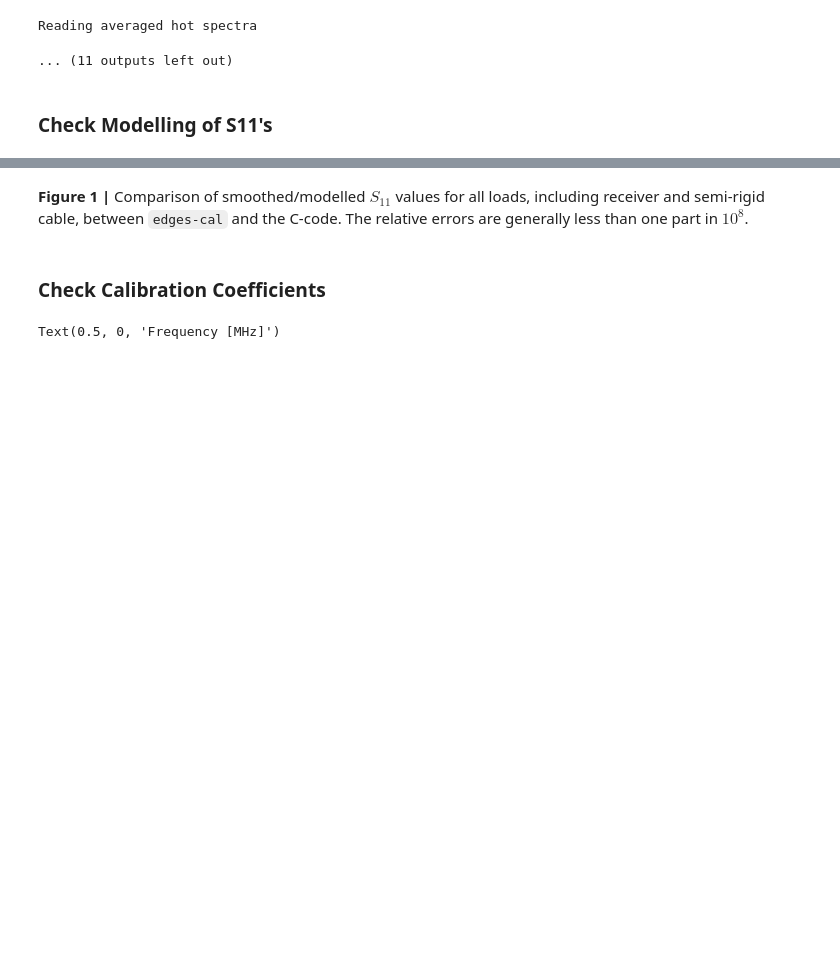
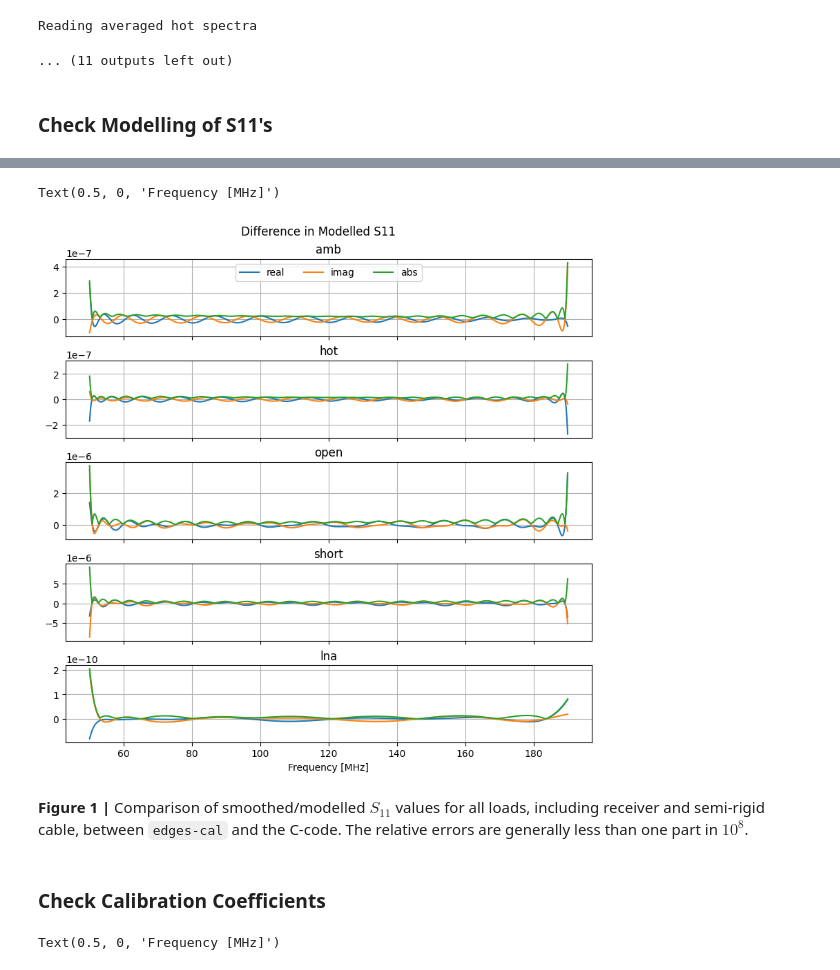
Before and after one commit to edges-collab/edges-bowman2018-pipeline, a Jupyter notebook: src/edges_pipelines/notebooks/receiver-calibration.ipynb, the cells around one changed output, grey strips where cells are left out. Cells and saved outputs as stored; diff of their text form; code cells hidden in the pictures; blank space fills up the shorter version.

```diff
--- a/src/edges_pipelines/notebooks/receiver-calibration.ipynb
+++ b/src/edges_pipelines/notebooks/receiver-calibration.ipynb
@@ -163,16 +181,19 @@ plt.suptitle('Modelled S11')
 # %%
 fig, ax = plt.subplots(len(alans11m), 1, sharex=True, constrained_layout=True, figsize=(8,8))
 
 for i, load in enumerate(alans11m):
-    ax[i].plot(_alans11m['freq'], alans11m[load].real - ours11m[load].real, label='real')
-    ax[i].plot(_alans11m['freq'], alans11m[load].imag - ours11m[load].imag, label='imag')
-    ax[i].plot(_alans11m['freq'], np.abs(alans11m[load] - ours11m[load]), label='abs')
+    ax[i].plot(alans11m_freq, alans11m[load].real - ours11m[load].real, label='real')
+    ax[i].plot(alans11m_freq, alans11m[load].imag - ours11m[load].imag, label='imag')
+    ax[i].plot(alans11m_freq, np.abs(alans11m[load] - ours11m[load]), label='abs')
     ax[i].set_title(load)
     ax[i].grid()
 ax[0].legend(ncols=3)
 
 plt.suptitle('Difference in Modelled S11')
 ax[4].set_xlabel('Frequency [MHz]')
+# %% [output]
+Text(0.5, 0, 'Frequency [MHz]')
+[figure, added]
 # %% [markdown]
 **Figure 1 |** Comparison of smoothed/modelled $S_{11}$ values for all loads, including receiver and semi-rigid cable, between `edges-cal` and the C-code. The relative errors are generally less than one part in $10^8$.
 # %% [markdown]
```
Also changed, not shown: parts of 10 cells of this notebook.
